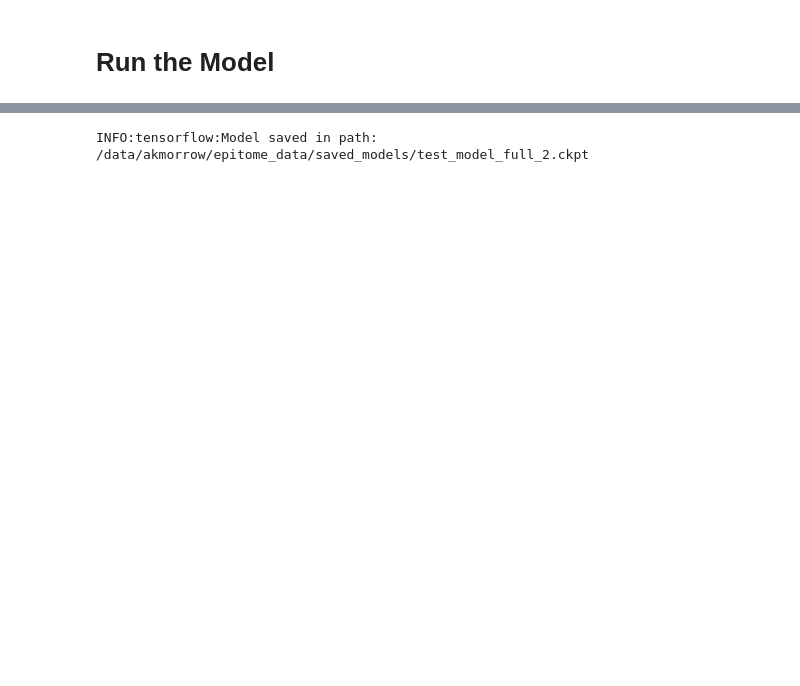
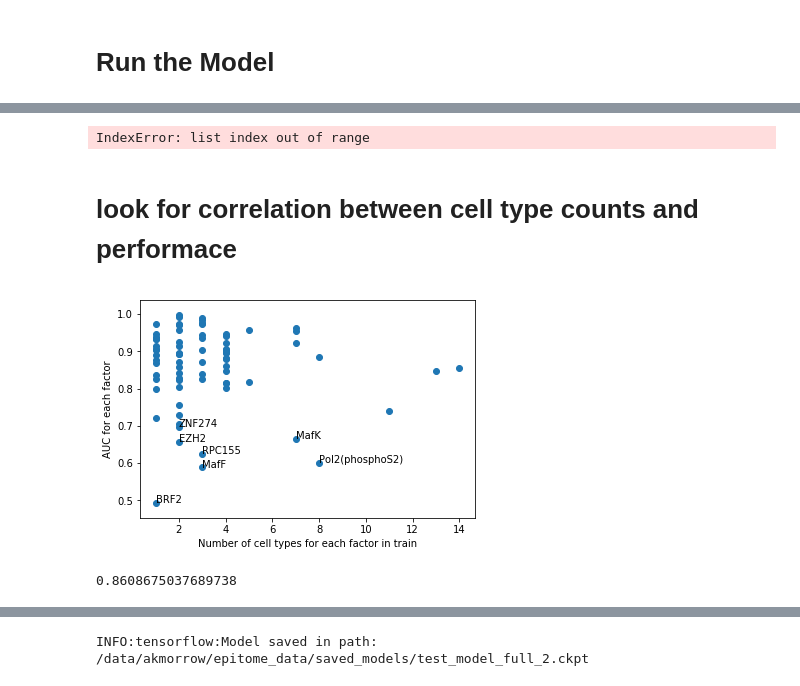
Before and after one commit to YosefLab/epitome, a Jupyter notebook: dnase/DNase_similarity_save_model.ipynb, the cells around one changed output, grey strips where cells are left out. Drawn from its saved outputs; the diff is of its cells as text; code cells hidden in the pictures; blank space fills up the shorter version.

```diff
--- a/dnase/DNase_similarity_save_model.ipynb
+++ b/dnase/DNase_similarity_save_model.ipynb
@@ -165,3 +174,3 @@ INFO:tensorflow:
 # %%
-test_DNase = model.test(40000, mode = Dataset.TEST, log=True)
+preds, truth, assay_dict, microAUC, macroAUC, _ = model.test(40000, mode = Dataset.TEST, log=True)
 # %% [output]
@@ -184,0 +214,44 @@ INFO:tensorflow:ARID3A: AUC:nan avPR:nan        GINI:nan
+# %%
+# quit session and deallocate GPU memory
+model.sess.close()
+
+
+cuda.select_device(0)
+cuda.close()
+# %% [output]
+IndexError: list index out of range
+# %% [markdown]
+# look for correlation between cell type counts and performace
+# %%
+matrix2 = np.copy(matrix)
+# remove test celltypes
+matrix2 = np.delete(matrix2, cellmap[test_celltypes[0]], 0)
+matrix3 = np.copy(matrix)
+matrix3 = np.delete(matrix3, cellmap[test_celltypes[0]], 0)
+# %%
+
+
+matrix2[matrix2 >= 0]  = 1
+matrix2[matrix2 == -1]  = 0
+tmp = np.sum(matrix2, axis=0)
+# %%
+t = [(k, v['AUC']) for (k, v) in assay_dict.items()]
+zipped = zip(tmp, t)
+
+k = list(filter(lambda x: not np.isnan(x[1][1]),  zipped))
+
+x = list(map(lambda x: x[0], k))
+y = list(map(lambda x: x[1][1], k))
+
+
+fig, ax = plt.subplots()
+ax.scatter(x, y)
+ax.set_xlabel('Number of cell types for each factor in train')
+ax.set_ylabel('AUC for each factor')
+
+for i, txt in enumerate(k):
+    label = txt[1][0]
+    if (y[i] < 0.7):
+        ax.annotate(label, (x[i], y[i]))
+# %% [output]
+[figure, added]
@@ -184,0 +270,4 @@ INFO:tensorflow:ARID3A: AUC:nan avPR:nan        GINI:nan
+# %%
+macroAUC
+# %% [output]
+0.8608675037689738
```
Also changed, not shown: parts of 20 cells of this notebook, 7 other files.
